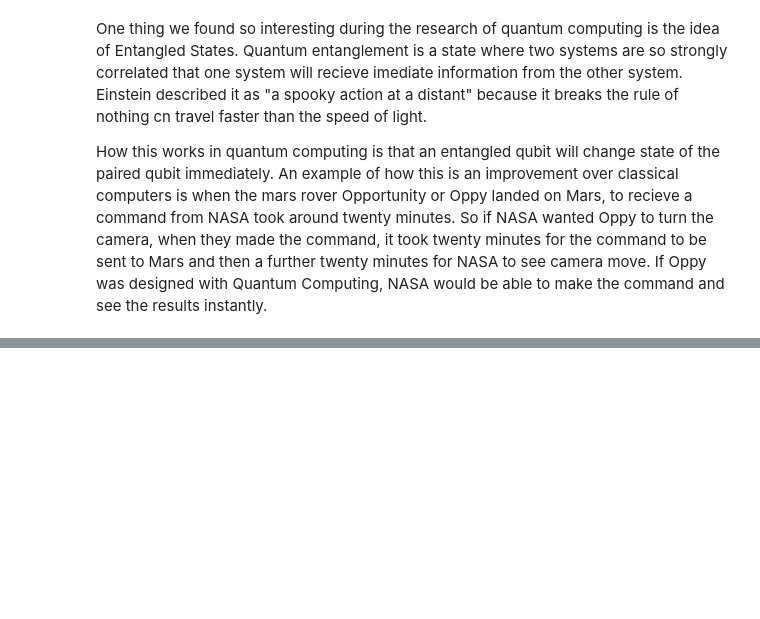
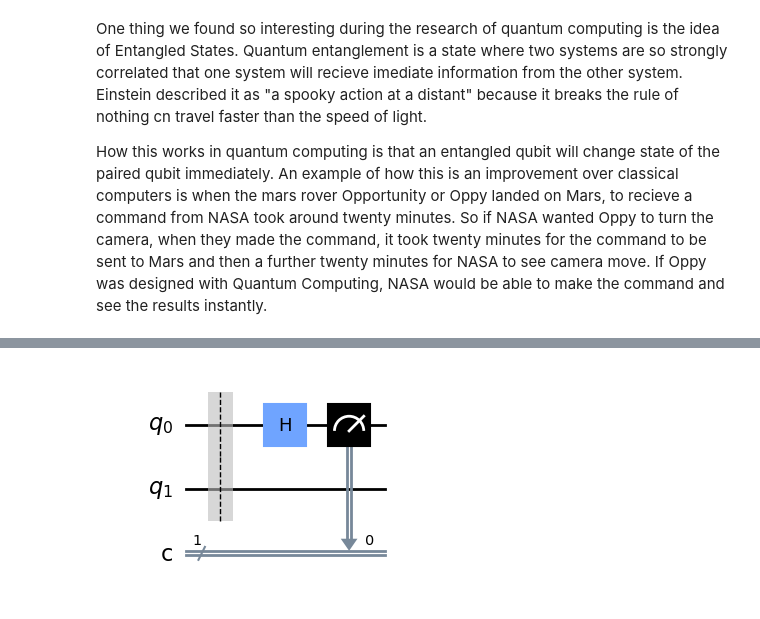
Before and after one commit to adamdalton155/EmergingTechRepoFinal, a Jupyter notebook: Topic Five.ipynb, the cells around one changed output, grey strips where cells are left out. Cells and saved outputs as stored; diff of their text form; code cells hidden in the pictures; blank space fills up the shorter version.

```diff
--- a/Topic Five.ipynb
+++ b/Topic Five.ipynb
@@ -224,0 +244,12 @@ How this works in quantum computing is that an entangled qubit will change state
+# %%
+end = qiskit.QuantumCircuit(2, 1)
+
+end.barrier()
+
+end.h(0)
+
+end.measure(0, 0)
+
+end.draw(output='mpl')
+# %% [output]
+[figure, added]
```
Also changed, not shown: parts of 23 cells of this notebook.
